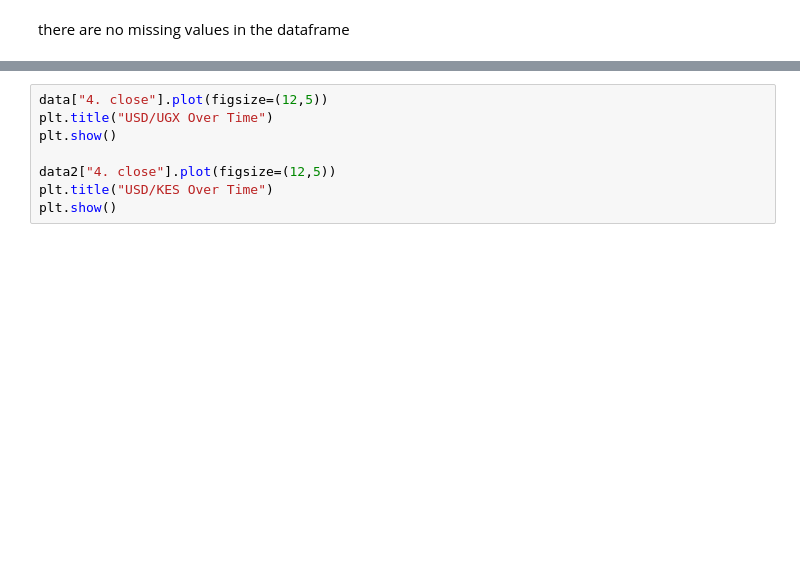
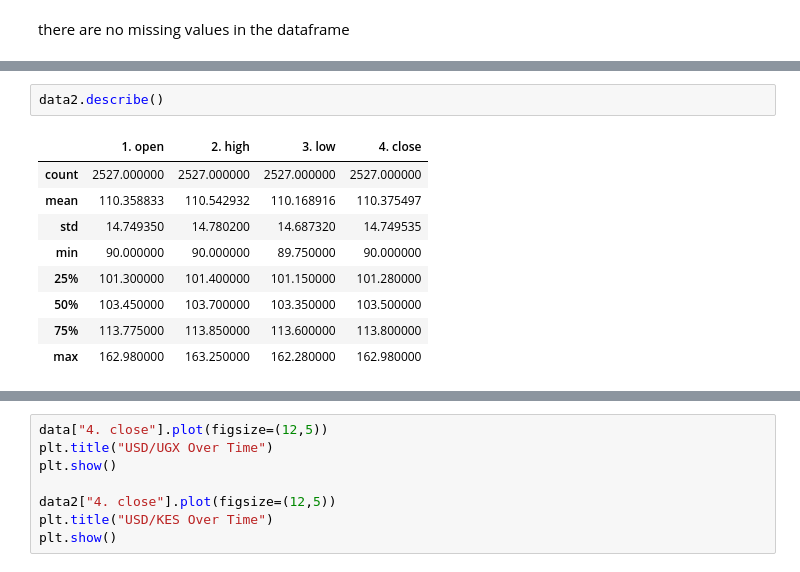
Before and after one commit to memmar1/Project, a Jupyter notebook: Forex.ipynb, the cells around one changed output, grey strips where cells are left out. Cells and saved outputs as stored; diff of their text form; blank space fills up the shorter version.

```diff
--- a/Forex.ipynb
+++ b/Forex.ipynb
@@ -108 +92,13 @@ data.describe()
+# %%
+data2.describe()
+# %% [output]
+|  | 1. open | 2. high | 3. low | 4. close |
+| count | 2527.000000 | 2527.000000 | 2527.000000 | 2527.000000 |
+| mean | 110.358833 | 110.542932 | 110.168916 | 110.375497 |
+| std | 14.749350 | 14.780200 | 14.687320 | 14.749535 |
+| min | 90.000000 | 90.000000 | 89.750000 | 90.000000 |
+| 25% | 101.300000 | 101.400000 | 101.150000 | 101.280000 |
+| 50% | 103.450000 | 103.700000 | 103.350000 | 103.500000 |
+| 75% | 113.775000 | 113.850000 | 113.600000 | 113.800000 |
+| max | 162.980000 | 163.250000 | 162.280000 | 162.980000 |
 # %%
```
Also changed, not shown: parts of 13 cells of this notebook.
